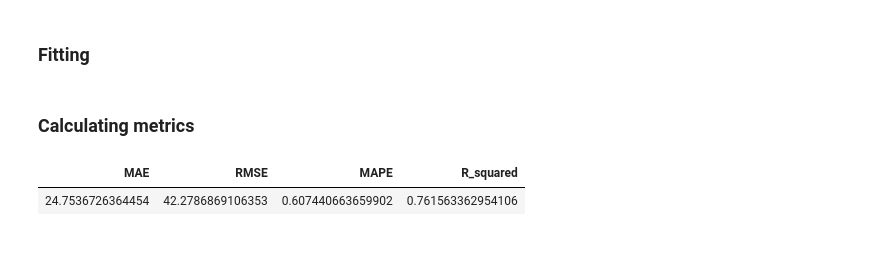
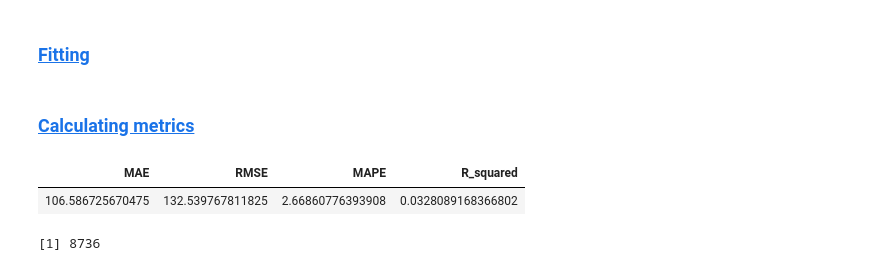
Before and after one commit to madsh0402/Forecasting-energy-consumption, a Jupyter notebook: Forecasting/Trend/Trend forecasting XGB.ipynb, the cells around one changed output. Saved outputs shown, nothing was run; the diff lists cells and outputs as text; code cells hidden in the pictures.

```diff
--- a/Forecasting/Trend/Trend forecasting XGB.ipynb
+++ b/Forecasting/Trend/Trend forecasting XGB.ipynb
@@ -190,8 +181,8 @@ ERROR: Error in fread(paste0(base_path, "/Output_file.csv")): could not find fun
 # %%
 #train_size    <- 17544 #2 year training set
 train_size    <- 8784  #1 year training set
-num_timesteps <- 24
-h             <- 1
+num_timesteps <- 720
+h             <- 8784
 total_size    <- nrow(data)-h
 nrounds       <- 100
 set.seed(42)
@@ -260,8 +241,8 @@ for (i in 1:nrow(tune_grid)) {
     best_params <- params
   }
 }
-# %% [markdown]
-### Fitting
+# %% [markdown]
+### <a id='toc1_5_1_'></a>[Fitting](#toc0_)
 # %%
 no_cores <- detectCores() - 1
 cl <- makeCluster(no_cores)
@@ -276,7 +257,7 @@ results <- foreach(j = seq(1, nrow(X_t) - train_size, by = num_timesteps), .comb
 
   dtrain <- xgb.DMatrix(data = train_X_t, label = train_T_t)
 
-  xgb_model <- xgb.train(params = best_params, data = dtrain, nrounds = 100)
+  xgb_model <- xgb.train(params = best_params, data = dtrain, nrounds = nrounds)
 
   test_start_index <- end_index + 1
   test_end_index <- min(end_index + num_timesteps, total_size)
@@ -290,12 +271,17 @@ results <- foreach(j = seq(1, nrow(X_t) - train_size, by = num_timesteps), .comb
 }
 stopCluster(cl)
 
-R_hat_t <- unlist(results)
+T_hat_t <- unlist(results)
 # %% [markdown]
-### Calculating metrics
+### <a id='toc1_5_2_'></a>[Calculating metrics](#toc0_)
 # %%
-individual_metrics <- calculate_metrics(tail(T_t, n = length(T_t) - train_size), R_hat_t, data)
+individual_metrics <- calculate_metrics(tail(T_t, n = length(T_t) - train_size), T_hat_t, data)
 display_limited(individual_metrics)
 # %% [output]
 | MAE | RMSE | MAPE | R_squared |
-| 24.7536726364454 | 42.2786869106353 | 0.607440663659902 | 0.761563362954106 |
+| 106.586725670475 | 132.539767811825 | 2.66860776393908 | 0.0328089168366802 |
+# %%
+T_test_XGB=T_t[(train_size + 1):length(T_t)]
+length(T_test_XGB)
+# %% [output]
+[1] 8736
```
Also changed, not shown: parts of 18 cells of this notebook, 3 other files.
